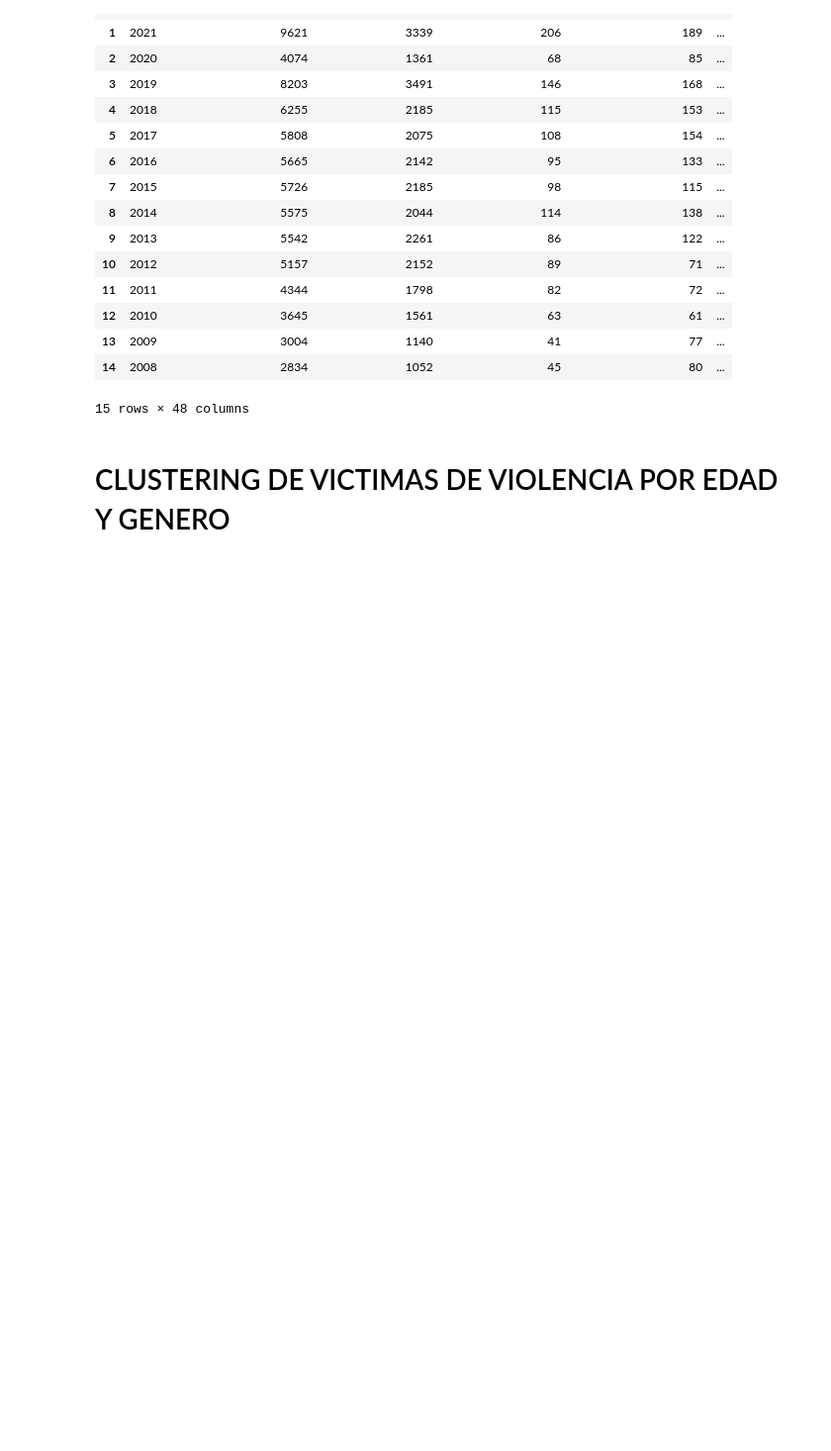
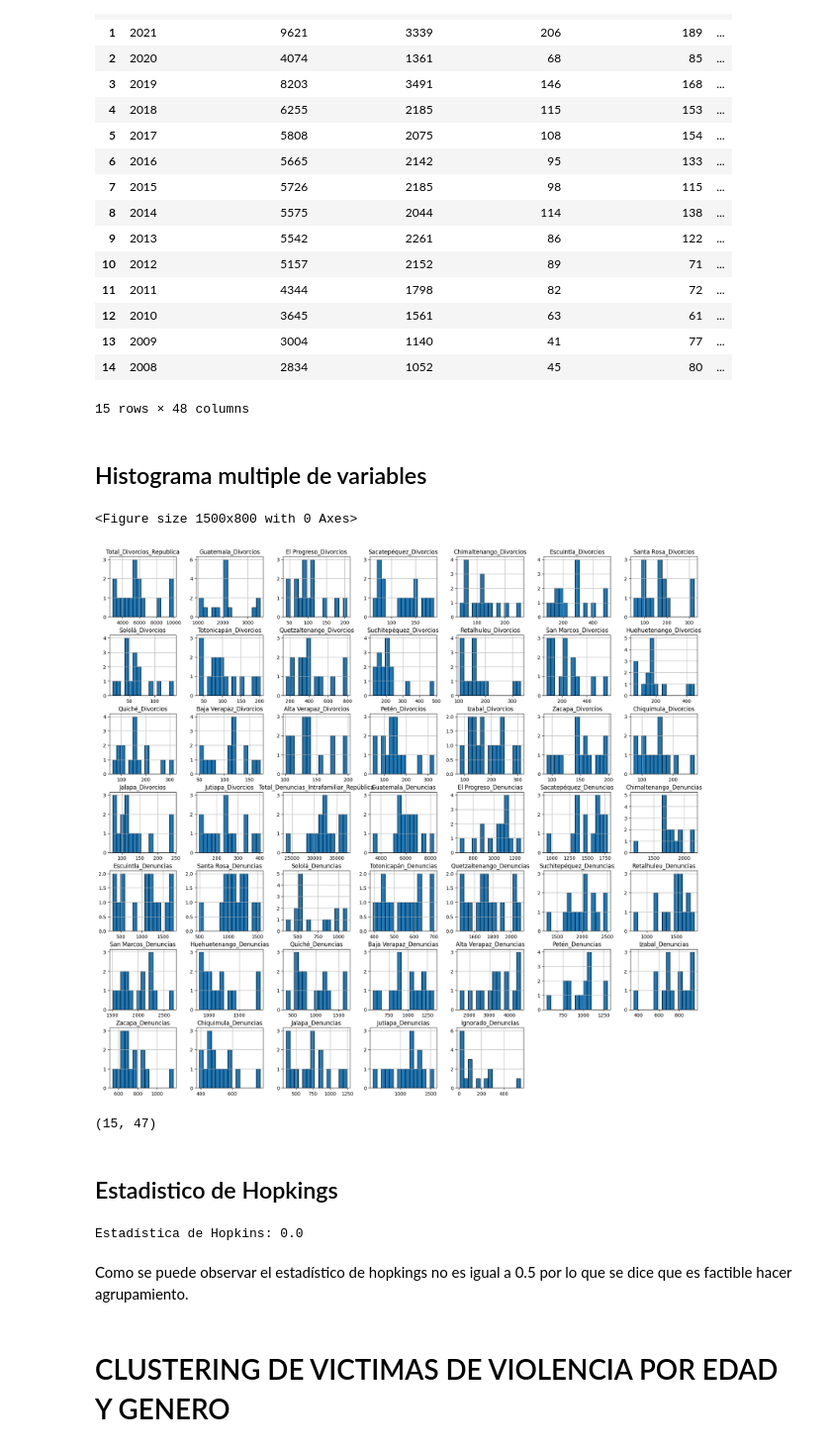
Before and after one commit to josuemj/INE-DataLab, a Jupyter notebook: notebooks/03_clustering.ipynb, the cells around one changed output. Shown at 99% size. Saved outputs shown, nothing was run; the diff lists cells and outputs as text; code cells hidden in the pictures; blank space fills up the shorter version.

Commit message:
feat: estadistico de hopkings

```diff
--- a/notebooks/03_clustering.ipynb
+++ b/notebooks/03_clustering.ipynb
@@ -79,6 +82,68 @@ departamentos
 | 13 | 2009 | 3004 | 1140 | 41 | 77 | ... |
 | 14 | 2008 | 2834 | 1052 | 45 | 80 | ... |
 15 rows × 48 columns
+# %% [markdown]
+## Histograma multiple de variables
+# %%
+# Ajustar el tamaño del gráfico
+plt.figure(figsize=(15, 8))
+
+# Graficar histogramas de todas las columnas excepto 'Año'
+departamentos.drop(['Año'], axis='columns').hist(figsize=(22, 20), bins=15, edgecolor='black')
+
+# Mostrar la gráfica
+plt.show()
+# %% [output]
+<Figure size 1500x800 with 0 Axes>
+[figure, added]
+# %%
+Y = np.array(departamentos[['Año']])
+X = np.array(departamentos[['Total_Divorcios_Republica', 'Guatemala_Divorcios', 'El Progreso_Divorcios', 'Sacatepéquez_Divorcios', 'Chimaltenango_Divorcios', 'Escuintla_Divorcios', 'Santa Rosa_Divorcios', 'Sololá_Divorcios', 'Totonicapán_Divorcios', 'Quetzaltenango_Divorcios', 'Suchitepéquez_Divorcios', 'Retalhuleu_Divorcios', 'San Marcos_Divorcios', 'Huehuetenango_Divorcios', 'Quiché_Divorcios', 'Baja Verapaz_Divorcios', 'Alta Verapaz_Divorcios', 'Petén_Divorcios', 'Izabal_Divorcios', 'Zacapa_Divorcios', 'Chiquimula_Divorcios', 'Jalapa_Divorcios', 'Jutiapa_Divorcios', 'Total_Denuncias_Intrafamiliar_República', 'Guatemala_Denuncias', 'El Progreso_Denuncias', 'Sacatepéquez_Denuncias', 'Chimaltenango_Denuncias', 'Escuintla_Denuncias', 'Santa Rosa_Denuncias', 'Sololá_Denuncias', 'Totonicapán_Denuncias', 'Quetzaltenango_Denuncias', 'Suchitepéquez_Denuncias', 'Retalhuleu_Denuncias', 'San Marcos_Denuncias', 'Huehuetenango_Denuncias', 'Quiché_Denuncias', 'Baja Verapaz_Denuncias', 'Alta Verapaz_Denuncias', 'Petén_Denuncias', 'Izabal_Denuncias', 'Zacapa_Denuncias', 'Chiquimula_Denuncias', 'Jalapa_Denuncias', 'Jutiapa_Denuncias', 'Ignorado_Denuncias']])
+X.shape
+# %% [output]
+(15, 47)
+# %% [markdown]
+## Estadistico de Hopkings
+# %%
+def hopkins_statistic(X, sample_size=None):
+    if sample_size is None:
+        sample_size = int(0.1 * len(X))  # Usar el 10% de los datos
+
+    # Normalizar los datos
+    scaler = MinMaxScaler()
+    X_scaled = scaler.fit_transform(X)
+
+    n = X_scaled.shape[0]  # Número total de observaciones
+    random.seed(123)  # Fijar la semilla para reproducibilidad
+
+    # Tomar una muestra aleatoria de los datos
+    sample_indices = random.sample(range(n), sample_size)
+    X_sample = X_scaled[sample_indices]
+
+    # Generar puntos aleatorios dentro del mismo rango de valores de X
+    min_vals, max_vals = X_scaled.min(axis=0), X_scaled.max(axis=0)
+    X_random = np.random.uniform(min_vals, max_vals, (sample_size, X.shape[1]))
+
+    # Calcular la distancia más cercana de cada muestra a cualquier otro punto en X
+    w_distances = np.min(cdist(X_sample, X_scaled, metric='euclidean'), axis=1)
+
+    # Calcular la distancia más cercana de cada punto aleatorio a cualquier punto en X
+    u_distances = np.min(cdist(X_random, X_scaled, metric='euclidean'), axis=1)
+
+    # Estadística de Hopkins
+    hopkins_stat = np.sum(w_distances) / (np.sum(w_distances) + np.sum(u_distances))
+    return hopkins_stat
+
+# Datos de ejemplo (reemplázalos con tus datos reales)
+X = np.random.rand(100, 2)  # 100 puntos en 2 dimensiones
+
+# Calcular la Estadística de Hopkins
+hopkins_value = hopkins_statistic(X)
+print(f'Estadística de Hopkins: {hopkins_value}')
+# %% [output]
+Estadística de Hopkins: 0.0
+# %% [markdown]
+ Como se puede observar el estadístico de hopkings no es igual a 0.5 por lo que se dice que es factible hacer agrupamiento.
 # %% [markdown]
 # CLUSTERING DE VICTIMAS DE VIOLENCIA POR EDAD Y GENERO
 # %% [markdown]
```
Also changed, not shown: parts of 1 cell of this notebook.
